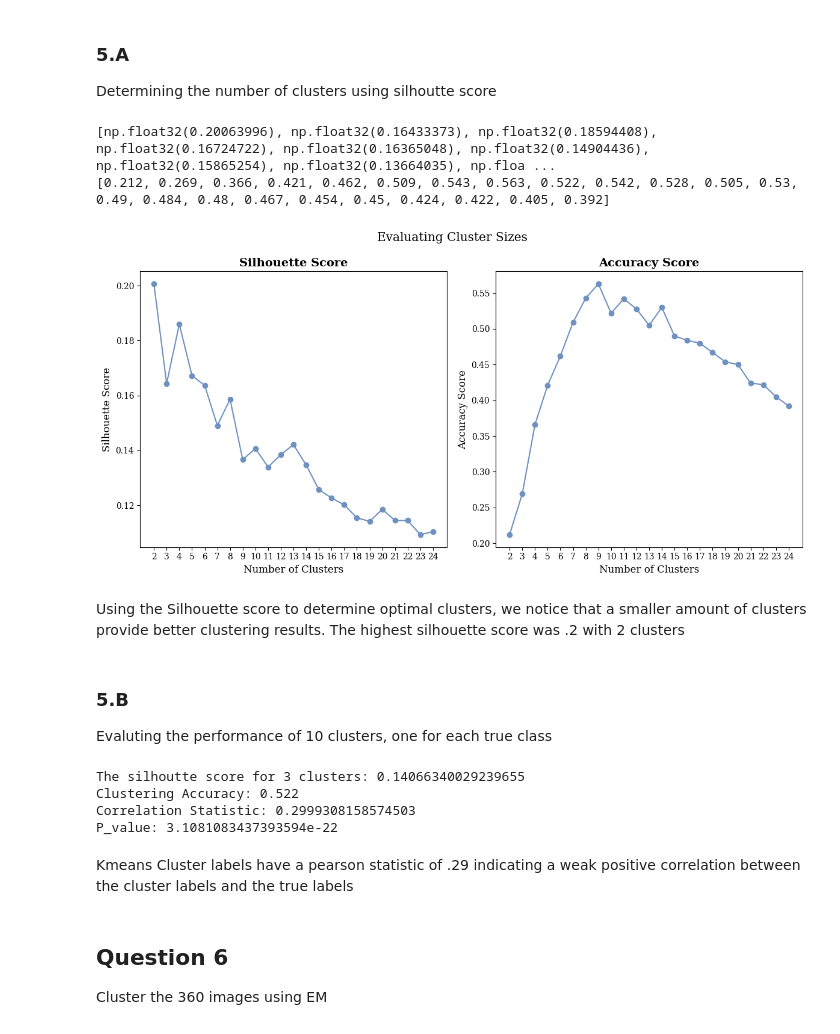
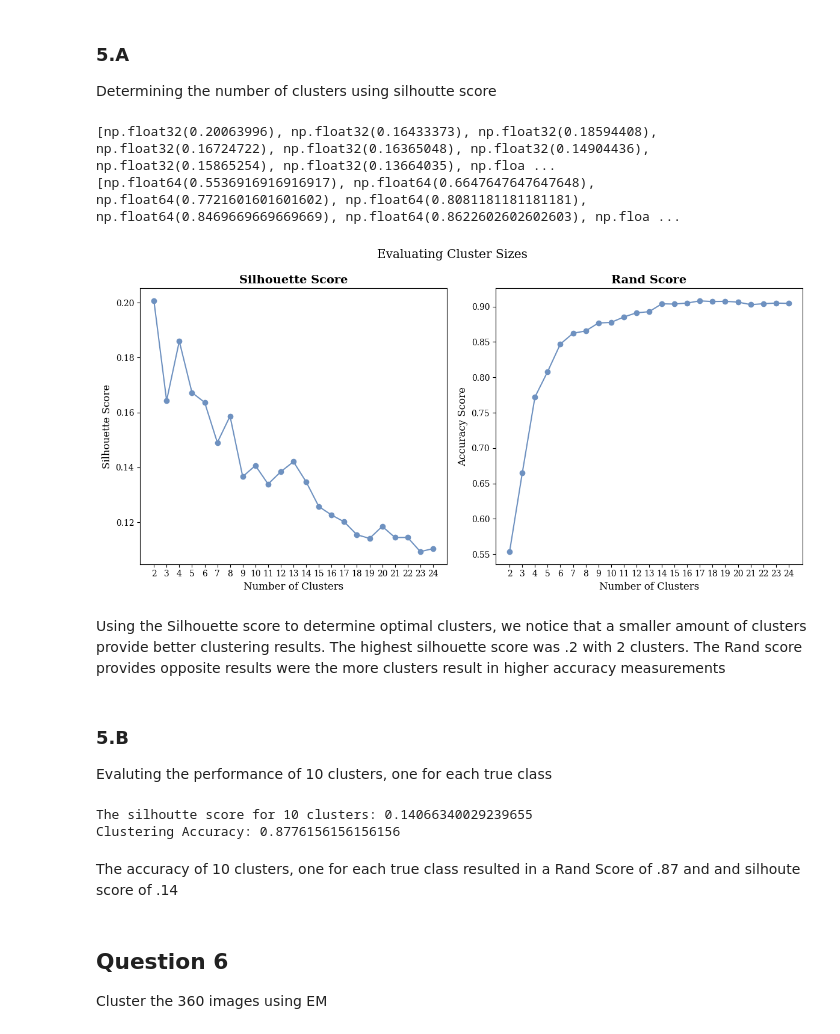
Before and after one commit to jackyeung99/Applied_Machine_Learning, a Jupyter notebook: Assignment03/03_Q2.ipynb, the cells around one changed output. Cells and saved outputs as stored; diff of their text form; code cells hidden in the pictures.

```diff
--- a/Assignment03/03_Q2.ipynb
+++ b/Assignment03/03_Q2.ipynb
@@ -423,39 +389,39 @@ for n_clusters in cluster_range:
     score = silhouette_score(DATA, cluster_labels)
     silhouette_scores.append(score)
 
-    accuracy = evaluate_clustering_accuracy(cluster_labels)
+    accuracy = rand_score(LABELS, cluster_labels)
     accuracy_scores.append(accuracy)
 # %%
 print(silhouette_scores)
 print(accuracy_scores)
 # %% [output]
 [np.float32(0.20063996), np.float32(0.16433373), np.float32(0.18594408), np.float32(0.16724722), np.float32(0.16365048), np.float32(0.14904436), np.float32(0.15865254), np.float32(0.13664035), np.floa ...
-[0.212, 0.269, 0.366, 0.421, 0.462, 0.509, 0.543, 0.563, 0.522, 0.542, 0.528, 0.505, 0.53, 0.49, 0.484, 0.48, 0.467, 0.454, 0.45, 0.424, 0.422, 0.405, 0.392]
+[np.float64(0.5536916916916917), np.float64(0.6647647647647648), np.float64(0.7721601601601602), np.float64(0.8081181181181181), np.float64(0.8469669669669669), np.float64(0.8622602602602603), np.floa ...
 # %%
 fig, axs = plt.subplots(1, 2, figsize=(12, 6))
 
 # Plot for Silhouette Score
 axs[0].plot(cluster_range, silhouette_scores, marker='o', color=line_color)
 axs[0].set_title("Silhouette Score")
 axs[0].set_xlabel("Number of Clusters")
 axs[0].set_xticks(cluster_range)
 axs[0].set_ylabel("Silhouette Score")
 
 # Plot for Accuracy Score
 axs[1].plot(cluster_range, accuracy_scores, marker='o', color=line_color)
-axs[1].set_title("Accuracy Score")
+axs[1].set_title("Rand Score")
 axs[1].set_xlabel("Number of Clusters")
 axs[1].set_xticks(cluster_range)
 axs[1].set_ylabel("Accuracy Score")
 
 # Adjust layout
 plt.suptitle("Evaluating Cluster Sizes")
 plt.tight_layout()
 plt.show()
 # %% [output]
-[figure, old version]
+[figure, new version]
 # %% [markdown]
-Using the Silhouette score to determine optimal clusters, we notice that a smaller amount of clusters provide better clustering results. The highest silhouette score was .2 with 2 clusters
+Using the Silhouette score to determine optimal clusters, we notice that a smaller amount of clusters provide better clustering results. The highest silhouette score was .2 with 2 clusters. The Rand score provides opposite results were the more clusters result in higher accuracy measurements
 # %% [markdown]
 ### 5.B
 
@@ -467,18 +433,14 @@ kmeans = KMeans(n_clusters=10, random_state=RANDOM_STATE, n_init="auto")
 kmeans.fit_predict(matrix_with_pca_embeddings_data)
 
 silhouette_avg = silhouette_score(DATA, kmeans.labels_)
-print(f"The silhoutte score for 3 clusters: {silhouette_avg}")
-accuracy = evaluate_clustering_accuracy(kmeans.labels_)
+print(f"The silhoutte score for 10 clusters: {silhouette_avg}")
+accuracy = rand_score(LABELS, kmeans.labels_)
 print(f"Clustering Accuracy: {accuracy}")
-stat, p_value = pearsonr(LABELS, kmeans.labels_)
-print(f"Correlation Statistic: {stat} \nP_value: {p_value}")
 # %% [output]
-The silhoutte score for 3 clusters: 0.14066340029239655
-Clustering Accuracy: 0.522
-Correlation Statistic: 0.2999308158574503
-P_value: 3.1081083437393594e-22
+The silhoutte score for 10 clusters: 0.14066340029239655
+Clustering Accuracy: 0.8776156156156156
-# %% [markdown]
-Kmeans Cluster labels have a pearson statistic of .29 indicating a weak positive correlation between the cluster labels and the true labels
+# %% [markdown]
+The accuracy of 10 clusters, one for each true class resulted in a Rand Score of .87 and and silhoute score of .14
 # %% [markdown]
 <a id="7"></a>
 ## Question 6
```
Also changed, not shown: parts of 21 cells of this notebook.
